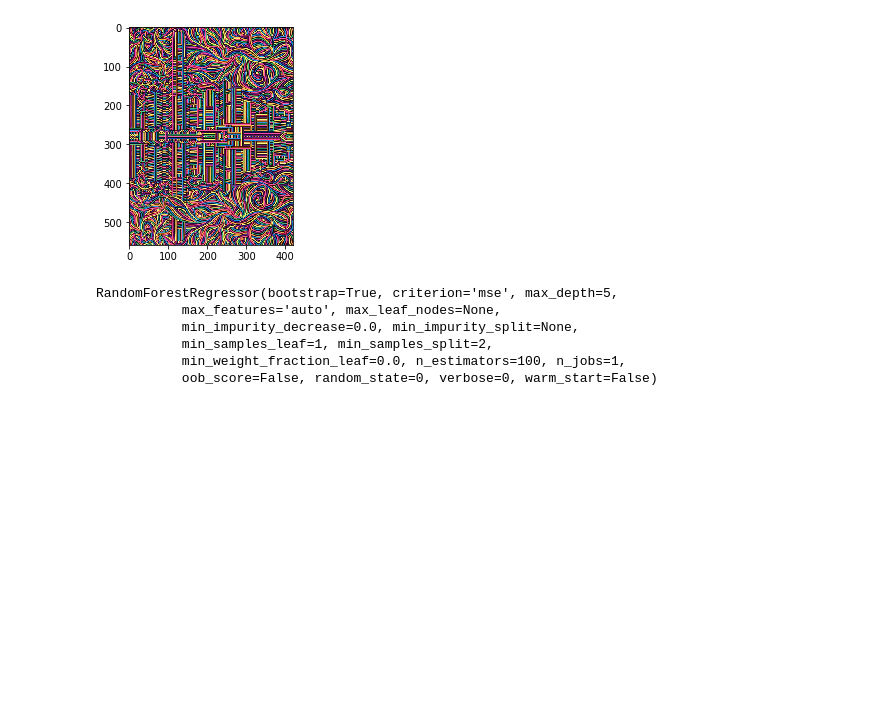
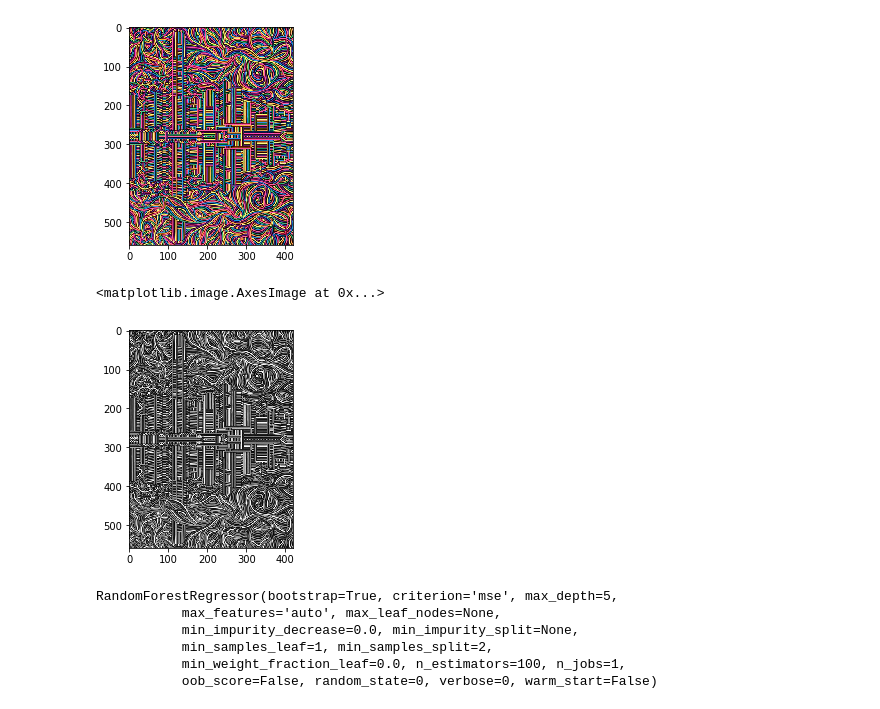
Before and after one commit to noelkonagai/cs5785-fall-2018, a Jupyter notebook: paintin_random_forest.ipynb, the cells around one changed output. Drawn from its saved outputs; the diff is of its cells as text; code cells hidden in the pictures; blank space fills up the shorter version.

```diff
--- a/paintin_random_forest.ipynb
+++ b/paintin_random_forest.ipynb
@@ -12,6 +15,13 @@ y = len(img)
 pixel_num = x * y
 # %% [output]
 [figure]
+# %%
+img_gray = rgb2gray(img)
+
+plt.imshow(rgb2gray(img), cmap = 'gray')
+# %% [output]
+<matplotlib.image.AxesImage at 0x...>
+[figure, added]
 # %%
 def sample_pixels(x, y):
 
```
Also changed, not shown: parts of 10 cells of this notebook.
